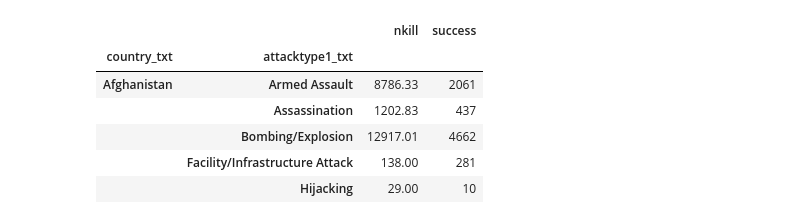
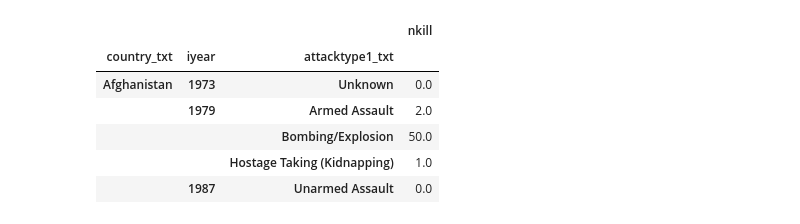
Before and after one commit to ICT4SD/Terrorism_Analysis, a Jupyter notebook: Dot Plot.ipynb, the cells around one changed output. Drawn from its saved outputs; the diff is of its cells as text; code cells hidden in the pictures.

```diff
--- a/Dot Plot.ipynb
+++ b/Dot Plot.ipynb
@@ -37,0 +24,4 @@ gtd_dot.head()
+# %%
+dot_plot_features = ['country_txt', 'iyear', 'attacktype1_txt', 'nkill']
+gtd_dot = gtd[dot_plot_features]
+gtd_dot.head()
@@ -38,12 +96,12 @@ gtd_dot.head()
 # %%
-per_country_per_attack_type = pd.pivot_table(gtd_dot, index=['country_txt', 'attacktype1_txt'], aggfunc=sum)
+casualties = pd.pivot_table(gtd_dot, index=['country_txt', 'iyear', 'attacktype1_txt'], aggfunc=sum).dropna()
 
-per_country_per_attack_type.head()
+casualties.head()
 # %% [output]
-|  |  | nkill | success |
-| country_txt | attacktype1_txt |  |  |
-| Afghanistan | Armed Assault | 8786.33 | 2061 |
-|  | Assassination | 1202.83 | 437 |
-|  | Bombing/Explosion | 12917.01 | 4662 |
-|  | Facility/Infrastructure Attack | 138.00 | 281 |
-|  | Hijacking | 29.00 | 10 |
+|  |  |  | nkill |
+| country_txt | iyear | attacktype1_txt |  |
+| Afghanistan | 1973 | Unknown | 0.0 |
+|  | 1979 | Armed Assault | 2.0 |
+|  |  | Bombing/Explosion | 50.0 |
+|  |  | Hostage Taking (Kidnapping) | 1.0 |
+|  | 1987 | Unarmed Assault | 0.0 |
```
Also changed, not shown: parts of 35 cells of this notebook.
